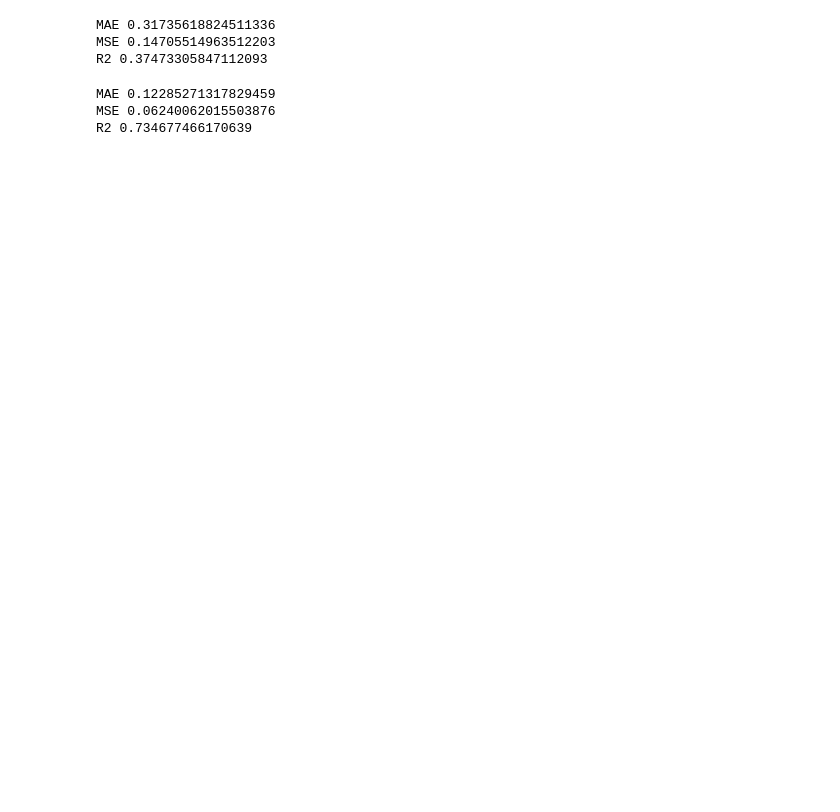
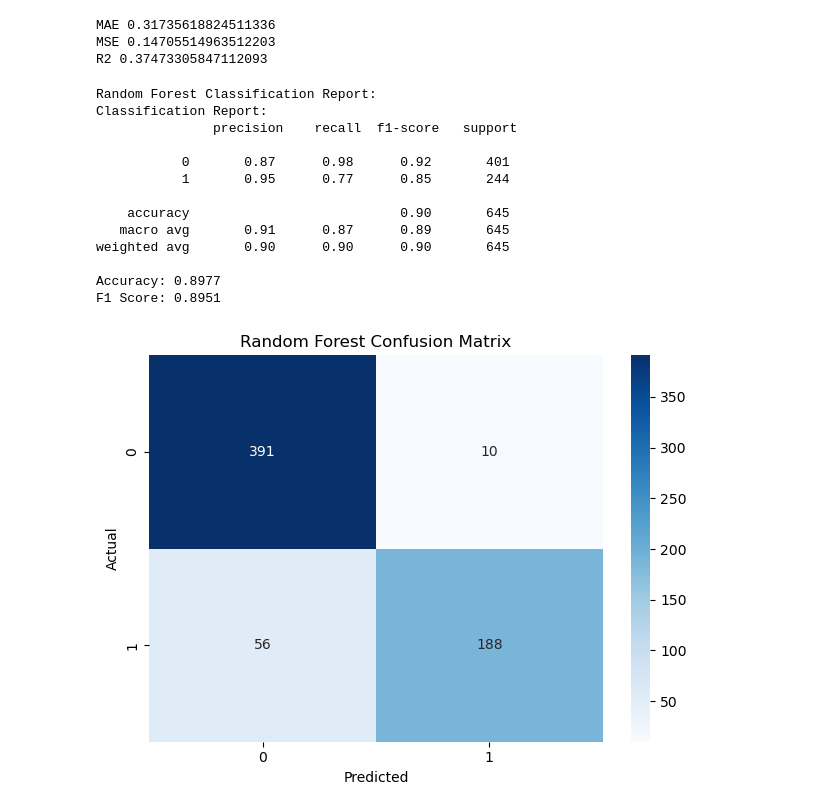
Before and after one commit to SadabAli/Alzheimer-s-Disease, a Jupyter notebook: DataAnalysys.ipynb, the cells around one changed output. Cells and saved outputs as stored; diff of their text form; code cells hidden in the pictures; blank space fills up the shorter version.

```diff
--- a/DataAnalysys.ipynb
+++ b/DataAnalysys.ipynb
@@ -260,19 +372,43 @@ MAE 0.31735618824511336
 MSE 0.14705514963512203
 R2 0.37473305847112093
 # %%
-from sklearn.ensemble import RandomForestRegressor
+from sklearn.ensemble import RandomForestClassifier
 
-rf = RandomForestRegressor()
+rf = RandomForestClassifier()
 
 rf.fit(X_train,y_train)
 y_pred = rf.predict(X_test)
 # %%
-print("MAE" , mean_absolute_error(y_test , y_pred))
-print("MSE",mean_squared_error(y_test,y_pred))
-print("R2",r2_score(y_test,y_pred))
+from sklearn.ensemble import RandomForestClassifier
+from sklearn.metrics import classification_report, accuracy_score, f1_score, confusion_matrix
+# Evaluation metrics
+print("Random Forest Classification Report:")
+print("Classification Report:\n", classification_report(y_test, y_pred))
+print(f"Accuracy: {accuracy_score(y_test, y_pred):.4f}")
+print(f"F1 Score: {f1_score(y_test, y_pred, average='weighted'):.4f}")
+
+# Confusion Matrix
+cm = confusion_matrix(y_test, y_pred)
+sns.heatmap(cm, annot=True, fmt='d', cmap='Blues')
+plt.title("Random Forest Confusion Matrix")
+plt.xlabel("Predicted")
+plt.ylabel("Actual")
+plt.tight_layout()
+plt.show()
 # %% [output]
-MAE 0.12285271317829459
-MSE 0.06240062015503876
-R2 0.734677466170639
+Random Forest Classification Report:
+Classification Report:
+               precision    recall  f1-score   support
+
+           0       0.87      0.98      0.92       401
+           1       0.95      0.77      0.85       244
+
+    accuracy                           0.90       645
+   macro avg       0.91      0.87      0.89       645
+weighted avg       0.90      0.90      0.90       645
+
+Accuracy: 0.8977
+F1 Score: 0.8951
+[figure, added]
 # %%
 # print("Sadab")
```
Also changed, not shown: parts of 11 cells of this notebook.
